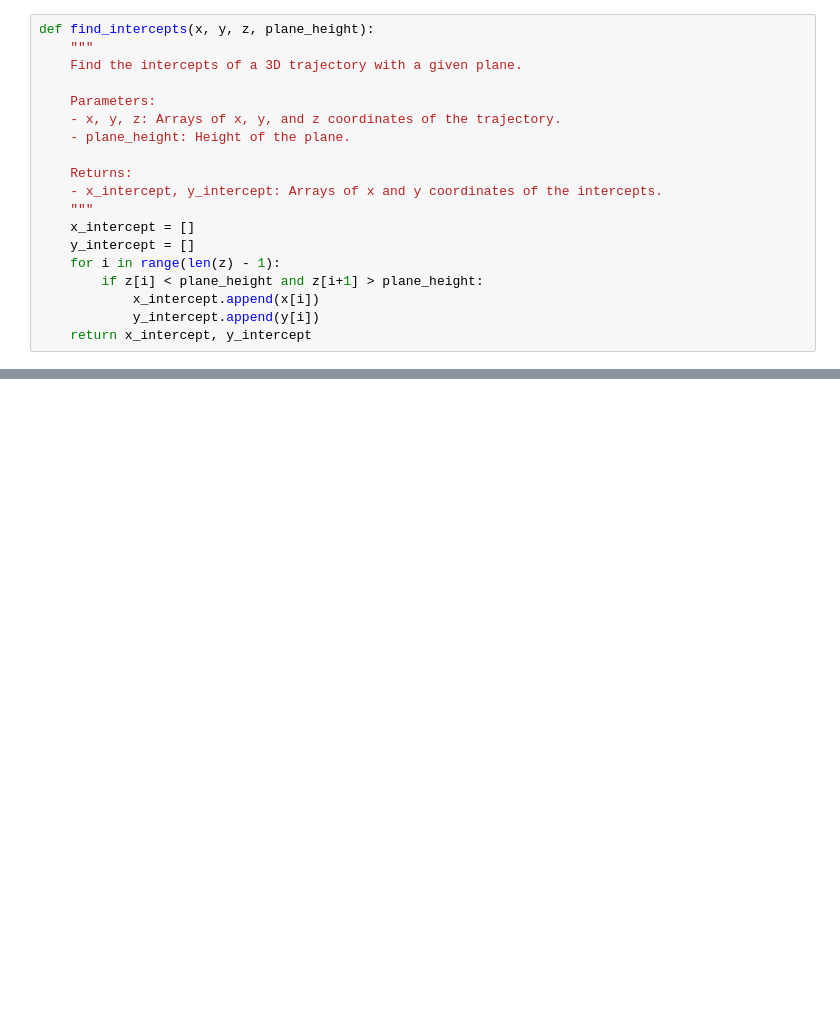
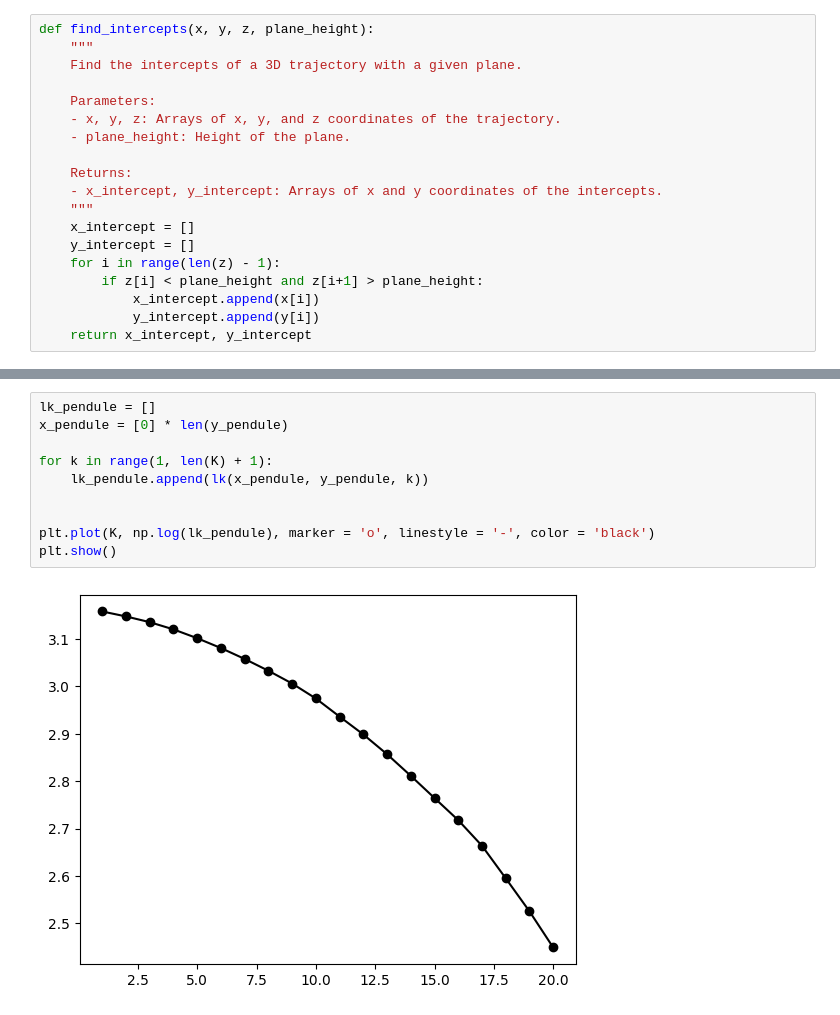
Before and after one commit to Frank0024/Projet_final_chaos, a Jupyter notebook: P&H_method.ipynb, the cells around one changed output, grey strips where cells are left out. Cells and saved outputs as stored; diff of their text form; blank space fills up the shorter version.

Commit message:
double pendule

```diff
--- a/P&H_method.ipynb
+++ b/P&H_method.ipynb
@@ -224,0 +299,12 @@ plt.show()
+# %%
+lk_pendule = []
+x_pendule = [0] * len(y_pendule)
+
+for k in range(1, len(K) + 1):
+    lk_pendule.append(lk(x_pendule, y_pendule, k))
+
+
+plt.plot(K, np.log(lk_pendule), marker = 'o', linestyle = '-', color = 'black')
+plt.show()
+# %% [output]
+[figure, added]
```
Also changed, not shown: parts of 7 cells of this notebook, 3 other files.
